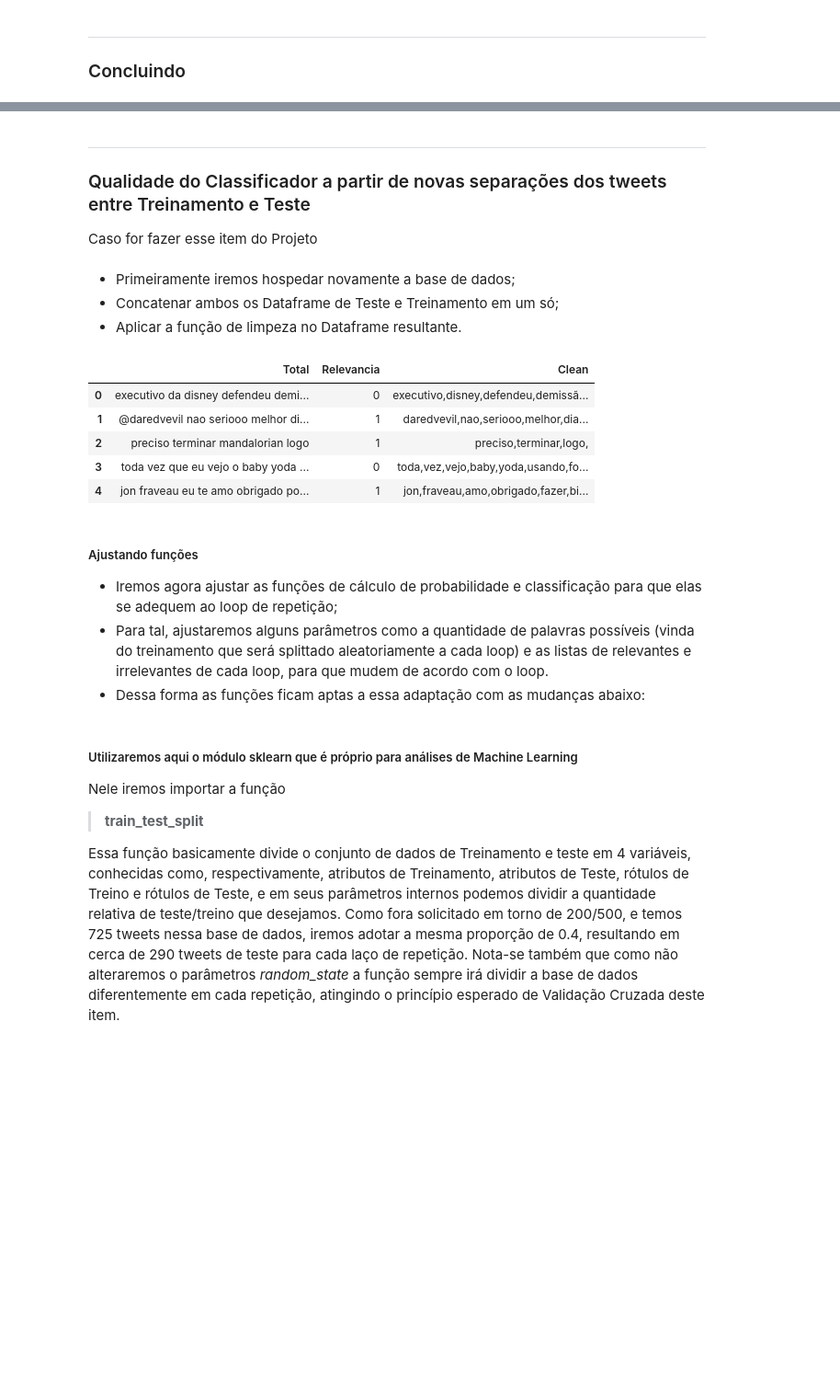
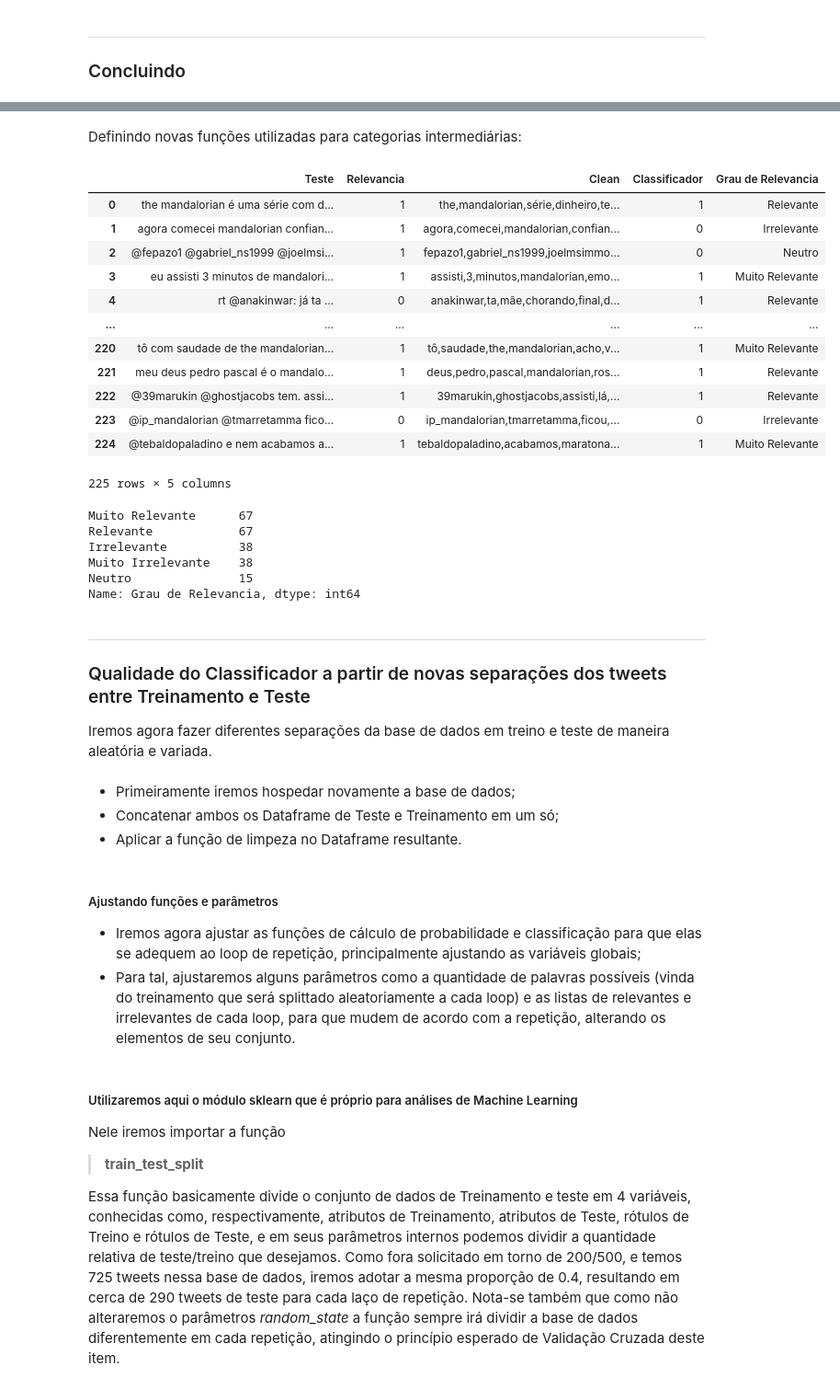
Before and after one commit to leticiacb1/TheMandalorian, a Jupyter notebook: Classificador_NaiveBayes_Mandalorian.ipynb, the cells around one changed output, grey strips where cells are left out. Shown at 92% size. Cells and saved outputs as stored; diff of their text form; code cells hidden in the pictures; blank space fills up the shorter version.

Commit message:
Finalizando rotina de dados

```diff
--- a/Classificador_NaiveBayes_Mandalorian.ipynb
+++ b/Classificador_NaiveBayes_Mandalorian.ipynb
@@ -498,0 +586,2 @@ ___
+# %% [markdown]
+Definindo novas funções utilizadas para categorias intermediárias:
@@ -499,16 +649,46 @@ ___
+# %%
+# Copiando conjunto teste e aplicando nova classificação:
+test_categorie_degree=test.copy()
+test_categorie_degree['Prob']=test_categorie_degree['Clean'].apply(Naive_Bayes_new_categories)
+# %%
+test_categorie_degree['Grau de Relevancia']= test_categorie_degree.Prob.apply(Separando_em_categorias)
+test_categorie_degree=test_categorie_degree.drop('Prob',axis=1)
+test_categorie_degree
+# %% [output]
+|  | Teste | Relevancia | Clean | Classificador | Grau de Relevancia |
+| 0 | the mandalorian é uma série com d... | 1 | the,mandalorian,série,dinheiro,te... | 1 | Relevante |
+| 1 | agora comecei mandalorian confian... | 1 | agora,comecei,mandalorian,confian... | 0 | Irrelevante |
+| 2 | @fepazo1 @gabriel_ns1999 @joelmsi... | 1 | fepazo1,gabriel_ns1999,joelmsimmo... | 0 | Neutro |
+| 3 | eu assisti 3 minutos de mandalori... | 1 | assisti,3,minutos,mandalorian,emo... | 1 | Muito Relevante |
+| 4 | rt @anakinwar: já ta ... | 0 | anakinwar,ta,mãe,chorando,final,d... | 1 | Relevante |
+| ... | ... | ... | ... | ... | ... |
+| 220 | tô com saudade de the mandalorian... | 1 | tô,saudade,the,mandalorian,acho,v... | 1 | Muito Relevante |
+| 221 | meu deus pedro pascal é o mandalo... | 1 | deus,pedro,pascal,mandalorian,ros... | 1 | Relevante |
+| 222 | @39marukin @ghostjacobs tem. assi... | 1 | 39marukin,ghostjacobs,assisti,lá,... | 1 | Relevante |
+| 223 | @ip_mandalorian @tmarretamma fico... | 0 | ip_mandalorian,tmarretamma,ficou,... | 0 | Irrelevante |
+| 224 | @tebaldopaladino e nem acabamos a... | 1 | tebaldopaladino,acabamos,maratona... | 1 | Muito Relevante |
+225 rows × 5 columns
+# %%
+test_categorie_degree['Grau de Relevancia'].value_counts()
+# %% [output]
+Muito Relevante      67
+Relevante            67
+Irrelevante          38
+Muito Irrelevante    38
+Neutro               15
+Name: Grau de Relevancia, dtype: int64
 # %% [markdown]
 ___
 ### Qualidade do Classificador a partir de novas separações dos tweets entre Treinamento e Teste
 
-Caso for fazer esse item do Projeto
+Iremos agora fazer diferentes separações da base de dados em treino e teste de maneira aleatória e variada.
 # %% [markdown]
 - Primeiramente iremos hospedar novamente a base de dados;
 - Concatenar ambos os Dataframe de Teste e Treinamento em um só;
 - Aplicar a função de limpeza no Dataframe resultante.
 # %%
 #Juntando os tweets em um unico DF
-test_split = pd.read_excel(filename, sheet_name = 'Teste').drop('Relevancia',axis=1)
-test_split = test_split.rename(columns={'New':'Relevancia'})
+test_split = pd.read_excel(filename, sheet_name = 'Teste')
 test_split = test_split.rename(columns={'Teste':'Total'})
 test_split.head()
 
@@ -521,15 +701,10 @@ data_set=pd.concat([train_split,test_split])
 #Limpando os tweets
 data_set['Clean']=data_set['Total'].apply(aplica)
 data_set.head()
+
+#garatindo que a concatenação manteve toda a base de tweets
+assert test.shape[0]+train.shape[0]==data_set.shape[0]
-# %% [output]
-|  | Total | Relevancia | Clean |
-| 0 | executivo da disney defendeu demi... | 0 | executivo,disney,defendeu,demissã... |
-| 1 | @daredvevil nao seriooo melhor di... | 1 | daredvevil,nao,seriooo,melhor,dia... |
-| 2 | preciso terminar mandalorian logo | 1 | preciso,terminar,logo, |
-| 3 | toda vez que eu vejo o baby yoda ... | 0 | toda,vez,vejo,baby,yoda,usando,fo... |
-| 4 | jon fraveau eu te amo obrigado po... | 1 | jon,fraveau,amo,obrigado,fazer,bi... |
 # %% [markdown]
-##### Ajustando funções
-- Iremos agora ajustar as funções de cálculo de probabilidade e classificação para que elas se adequem ao loop de repetição;
-- Para tal, ajustaremos alguns parâmetros como a quantidade de palavras possíveis (vinda do treinamento que será splittado aleatoriamente a cada loop) e as listas de relevantes e irrelevantes de cada loop, para que mudem de acordo com o loop.
-- Dessa forma as funções ficam aptas a essa adaptação com as mudanças abaixo:
+##### Ajustando funções e parâmetros
+- Iremos agora ajustar as funções de cálculo de probabilidade e classificação para que elas se adequem ao loop de repetição, principalmente ajustando as variáveis globais;
+- Para tal, ajustaremos alguns parâmetros como a quantidade de palavras possíveis (vinda do treinamento que será splittado aleatoriamente a cada loop) e as listas de relevantes e irrelevantes de cada loop, para que mudem de acordo com a repetição, alterando os elementos de seu conjunto.
```
Also changed, not shown: parts of 80 cells of this notebook, 2 other files.
